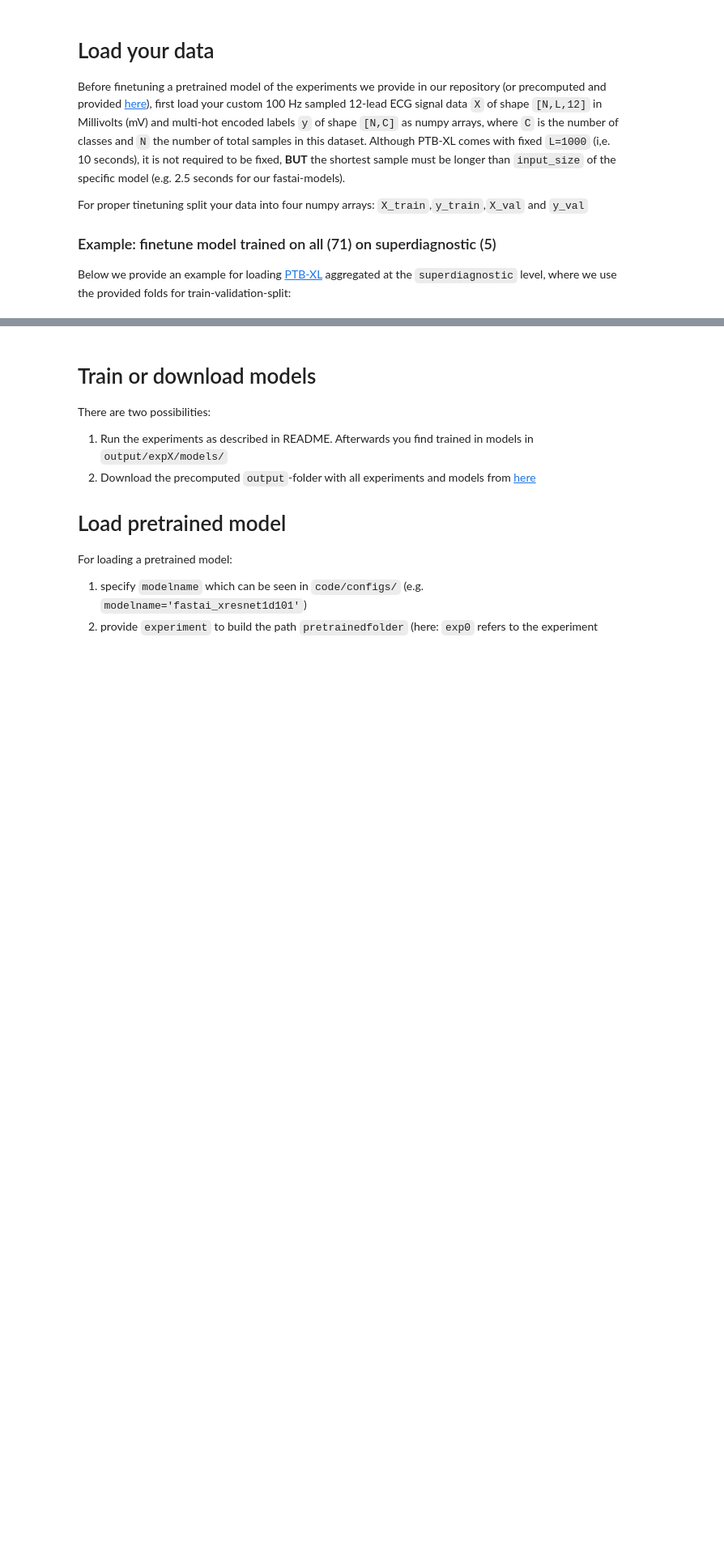
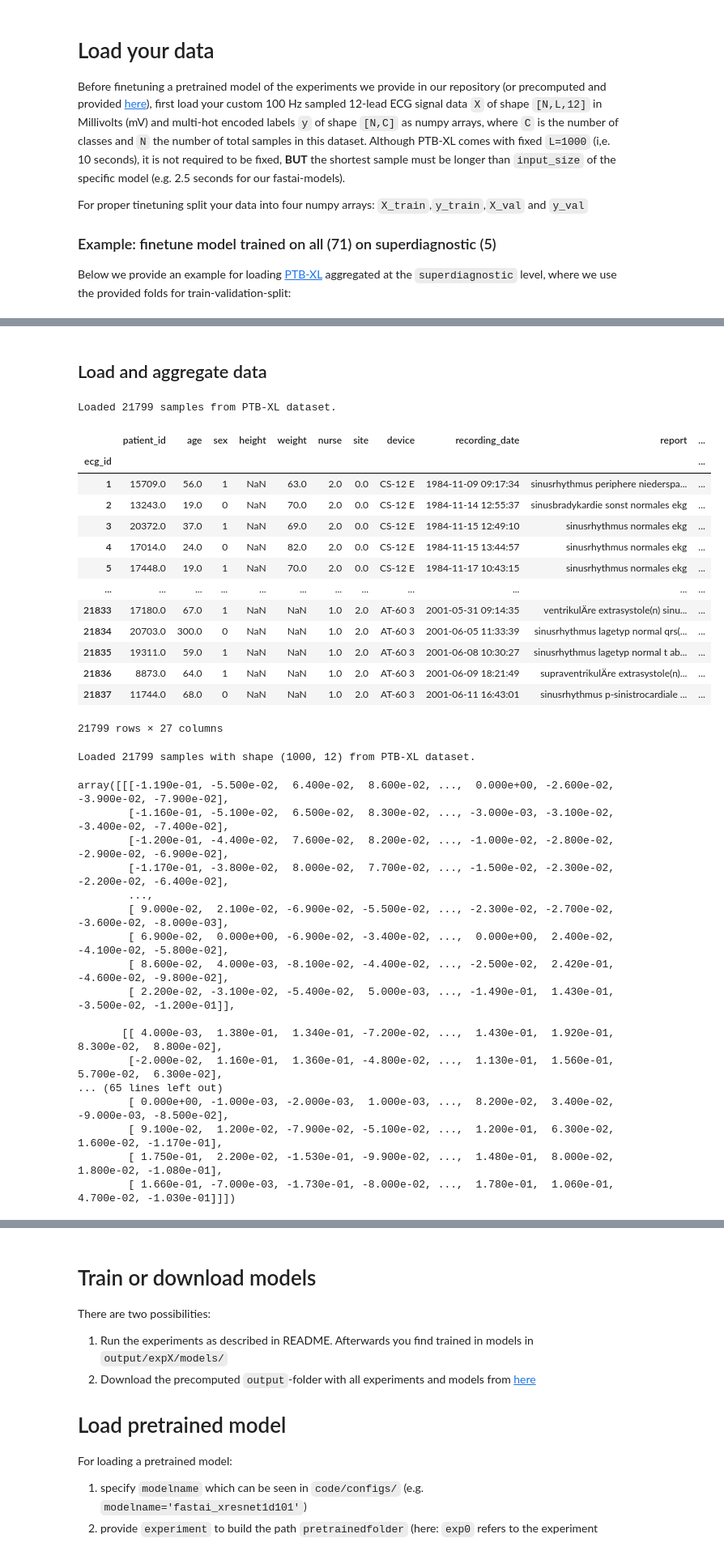
Before and after one commit to AliceKitchkin/ECG_Classification, a Jupyter notebook: ECG_Benchmarking_Paper/code/Finetuning_Example.ipynb, the cells around one changed output, grey strips where cells are left out. Shown: that part at 81% size. Drawn from its saved outputs; the diff is of its cells as text; code cells hidden in the pictures; blank space fills up the shorter version.

```diff
--- a/ECG_Benchmarking_Paper/code/Finetuning_Example.ipynb
+++ b/ECG_Benchmarking_Paper/code/Finetuning_Example.ipynb
@@ -45,9 +47,13 @@ def load_dataset(path, sampling_rate, release=False):
         # load and convert annotation data
         Y = pd.read_csv(path+'ptbxl_database.csv', index_col='ecg_id')
         Y.scp_codes = Y.scp_codes.apply(lambda x: ast.literal_eval(x))
+        print(f"Loaded {len(Y)} samples from PTB-XL dataset.")
+        display(Y)
 
         # Load raw signal data
         X = load_raw_data_ptbxl(Y, sampling_rate, path)
+        print(f'\nLoaded {X.shape[0]} samples with shape {X.shape[1:]} from PTB-XL dataset.')
+        display(X)
 
     return X, Y
 # %%
@@ -127,7 +144,27 @@ def compute_label_aggregations(df, folder, ctype):
 
     return df
 # %%
-def select_data(XX,YY, ctype, min_samples, outputfolder):
+def select_data(XX: pd.DataFrame, YY: pd.DataFrame, ctype: str, min_samples: int = 0, outputfolder: str = '') -> tuple:
+    '''
+    Select relevant data based on the specified ctype and minimum sample count.
+
+    :param XX: DataFrame containing the ECG signals.
+    :dtype XX: pd.DataFrame
+
+    :param YY: DataFrame containing the labels.
+    :dtype YY: pd.DataFrame
+
+    :param ctype: Type of classification ('diagnostic', 'subdiagnostic', 'superdiagnostic', 'form', 'rhythm', 'all').
+    :dtype ctype: str
+
+    :param min_samples: Minimum number of samples required for a label to be included. Improve model training stability by focusing on labels with sufficient data.
+    :dtype min_samples: int
+
+    :param outputfolder: Folder to save the MultiLabelBinarizer.
+    :dtype outputfolder: str
+
+    :return: Tuple containing the selected data (X), labels (Y), multi-hot encoded labels (y), and the fitted MultiLabelBinarizer (mlb).
+    '''
     # convert multilabel to multi-hot
     mlb = sklearn.preprocessing.MultiLabelBinarizer()
 
@@ -329,0 +320,52 @@ Gefiltert auf 3 Klassen: ['AMI', 'IMI', 'NORM']
+# %% [markdown]
+## Load and aggregate data
+# %%
+sampling_frequency=100
+datafolder='../../data/ptbxl/'
+task='subdiagnostic'
+outputfolder='../output/'
+
+# Load PTB-XL data
+df, raw_labels = load_dataset(datafolder, sampling_frequency)
+
+# Preprocess label data
+labels = compute_label_aggregations(raw_labels, datafolder, task)
+
+# Select relevant data and convert to one-hot
+X, Y, y, mlb = select_data(df, labels, task, min_samples=0, outputfolder=outputfolder)
+
+# display dataframe, containing Y, and X below
+# %% [output]
+Loaded 21799 samples from PTB-XL dataset.
+|  | patient_id | age | sex | height | weight | nurse | site | device | recording_date | report | ... |
+| ecg_id |  |  |  |  |  |  |  |  |  |  | ... |
+| 1 | 15709.0 | 56.0 | 1 | NaN | 63.0 | 2.0 | 0.0 | CS-12 E | 1984-11-09 09:17:34 | sinusrhythmus periphere niederspa... | ... |
+| 2 | 13243.0 | 19.0 | 0 | NaN | 70.0 | 2.0 | 0.0 | CS-12 E | 1984-11-14 12:55:37 | sinusbradykardie sonst normales ekg | ... |
+| 3 | 20372.0 | 37.0 | 1 | NaN | 69.0 | 2.0 | 0.0 | CS-12 E | 1984-11-15 12:49:10 | sinusrhythmus normales ekg | ... |
+| 4 | 17014.0 | 24.0 | 0 | NaN | 82.0 | 2.0 | 0.0 | CS-12 E | 1984-11-15 13:44:57 | sinusrhythmus normales ekg | ... |
+| 5 | 17448.0 | 19.0 | 1 | NaN | 70.0 | 2.0 | 0.0 | CS-12 E | 1984-11-17 10:43:15 | sinusrhythmus normales ekg | ... |
+| ... | ... | ... | ... | ... | ... | ... | ... | ... | ... | ... | ... |
+| 21833 | 17180.0 | 67.0 | 1 | NaN | NaN | 1.0 | 2.0 | AT-60 3 | 2001-05-31 09:14:35 | ventrikulÄre extrasystole(n) sinu... | ... |
+| 21834 | 20703.0 | 300.0 | 0 | NaN | NaN | 1.0 | 2.0 | AT-60 3 | 2001-06-05 11:33:39 | sinusrhythmus lagetyp normal qrs(... | ... |
+| 21835 | 19311.0 | 59.0 | 1 | NaN | NaN | 1.0 | 2.0 | AT-60 3 | 2001-06-08 10:30:27 | sinusrhythmus lagetyp normal t ab... | ... |
+| 21836 | 8873.0 | 64.0 | 1 | NaN | NaN | 1.0 | 2.0 | AT-60 3 | 2001-06-09 18:21:49 | supraventrikulÄre extrasystole(n)... | ... |
+| 21837 | 11744.0 | 68.0 | 0 | NaN | NaN | 1.0 | 2.0 | AT-60 3 | 2001-06-11 16:43:01 | sinusrhythmus p-sinistrocardiale ... | ... |
+21799 rows × 27 columns
+Loaded 21799 samples with shape (1000, 12) from PTB-XL dataset.
+array([[[-1.190e-01, -5.500e-02,  6.400e-02,  8.600e-02, ...,  0.000e+00, -2.600e-02, -3.900e-02, -7.900e-02],
+        [-1.160e-01, -5.100e-02,  6.500e-02,  8.300e-02, ..., -3.000e-03, -3.100e-02, -3.400e-02, -7.400e-02],
+        [-1.200e-01, -4.400e-02,  7.600e-02,  8.200e-02, ..., -1.000e-02, -2.800e-02, -2.900e-02, -6.900e-02],
+        [-1.170e-01, -3.800e-02,  8.000e-02,  7.700e-02, ..., -1.500e-02, -2.300e-02, -2.200e-02, -6.400e-02],
+        ...,
+        [ 9.000e-02,  2.100e-02, -6.900e-02, -5.500e-02, ..., -2.300e-02, -2.700e-02, -3.600e-02, -8.000e-03],
+        [ 6.900e-02,  0.000e+00, -6.900e-02, -3.400e-02, ...,  0.000e+00,  2.400e-02, -4.100e-02, -5.800e-02],
+        [ 8.600e-02,  4.000e-03, -8.100e-02, -4.400e-02, ..., -2.500e-02,  2.420e-01, -4.600e-02, -9.800e-02],
+        [ 2.200e-02, -3.100e-02, -5.400e-02,  5.000e-03, ..., -1.490e-01,  1.430e-01, -3.500e-02, -1.200e-01]],
+
+       [[ 4.000e-03,  1.380e-01,  1.340e-01, -7.200e-02, ...,  1.430e-01,  1.920e-01,  8.300e-02,  8.800e-02],
+        [-2.000e-02,  1.160e-01,  1.360e-01, -4.800e-02, ...,  1.130e-01,  1.560e-01,  5.700e-02,  6.300e-02],
+... (65 lines left out)
+        [ 0.000e+00, -1.000e-03, -2.000e-03,  1.000e-03, ...,  8.200e-02,  3.400e-02, -9.000e-03, -8.500e-02],
+        [ 9.100e-02,  1.200e-02, -7.900e-02, -5.100e-02, ...,  1.200e-01,  6.300e-02,  1.600e-02, -1.170e-01],
+        [ 1.750e-01,  2.200e-02, -1.530e-01, -9.900e-02, ...,  1.480e-01,  8.000e-02,  1.800e-02, -1.080e-01],
+        [ 1.660e-01, -7.000e-03, -1.730e-01, -8.000e-02, ...,  1.780e-01,  1.060e-01,  4.700e-02, -1.030e-01]]])
```
Also changed, not shown: parts of 14 cells of this notebook.
